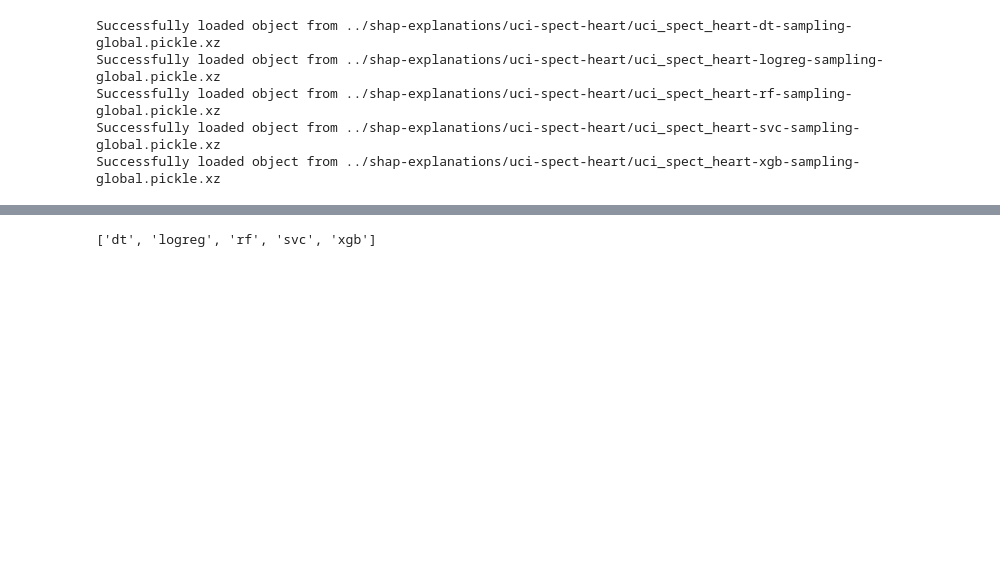
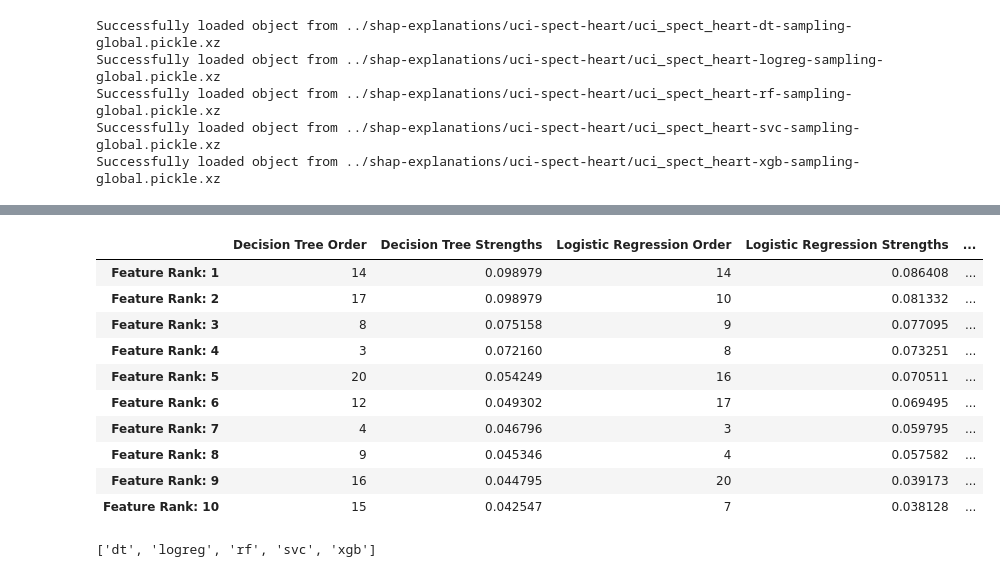
Before and after one commit to JoshuaGottlieb/SHAP-Feature-Selection, a Jupyter notebook: src/Analysis.ipynb, the cells around one changed output, grey strips where cells are left out. Cells and saved outputs as stored; diff of their text form; code cells hidden in the pictures; blank space fills up the shorter version.

```diff
--- a/src/Analysis.ipynb
+++ b/src/Analysis.ipynb
@@ -467,0 +442,4 @@ fig.savefig(file_path, dpi = 300, bbox_inches = 'tight')
+# %%
+for model_type, type_dict in spect_shaps.items():
+    type_dict['sorted_order'] = np.argsort(type_dict['shap_values'])[::-1]
+    type_dict['sorted_shap'] = np.sort(type_dict['shap_values'])[::-1]
@@ -468,3 +486,53 @@ fig.savefig(file_path, dpi = 300, bbox_inches = 'tight')
+# %%
+columns = [f'Feature Rank: {i + 1}' for i in range(22)]
+order_frame = pd.DataFrame(index = columns)
+
+for model_type, type_dict in spect_shaps.items():
+    index = [f'{model_type}_order', f'{model_type}_strengths']
+    type_df = pd.DataFrame([type_dict['sorted_order'], type_dict['sorted_shap']], index = index, columns = columns).T
+
+    order_frame = pd.concat([order_frame, type_df], axis = 1)
+
+# pd.DataFrame([spect_shaps['dt']['sorted_order'], spect_shaps['dt']['sorted_shap']]).T
+# %%
+full_column_names = ['Decision Tree Order', 'Decision Tree Strengths',
+                       'Logistic Regression Order', 'Logistic Regression Strengths',
+                       'Random Forest Order', 'Random Forest Strengths',
+                       'SVC Order', 'SVC Strengths', 'XGBoost Order', 'XGBoost Strengths']
+order_frame.columns = full_column_names
+# %%
+order_frame = order_frame.iloc[:10, :]
+# %%
+order_frame.style\
+    .set_table_styles(
+    [
+        {'selector': 'th.row_heading', 'props': [('text-align', 'center'),
+                                                 ('border-top', '1px solid white'),
+                                                 ('border-right', '1px solid white')]},
+        {'selector': 'th', 'props': [('text-align', 'center'), ('color', 'white'),
+                                     ('border-bottom', '1px solid white'),
+                                     ('font-size', '14px'), ('font-weight', 'bold')]},
+        {'selector': 'td', 'props': [('text-align', 'center'), ('color', 'white'),
+                                     ('border-bottom', '1px solid white'),
+                                     ('font-size', '14px'), ('font-weight', 'bold')]}
+    ]
+)\
+    .format(
+    {name: ('{:.0f}' if i % 2 == 0 else '{:.6f}') for i, name in enumerate(full_column_names)}
+)\
+    .set_properties(width = '80px')
+# %% [output]
+|  | Decision Tree Order | Decision Tree Strengths | Logistic Regression Order | Logistic Regression Strengths | ... |
+| Feature Rank: 1 | 14 | 0.098979 | 14 | 0.086408 | ... |
+| Feature Rank: 2 | 17 | 0.098979 | 10 | 0.081332 | ... |
+| Feature Rank: 3 | 8 | 0.075158 | 9 | 0.077095 | ... |
+| Feature Rank: 4 | 3 | 0.072160 | 8 | 0.073251 | ... |
+| Feature Rank: 5 | 20 | 0.054249 | 16 | 0.070511 | ... |
+| Feature Rank: 6 | 12 | 0.049302 | 17 | 0.069495 | ... |
+| Feature Rank: 7 | 4 | 0.046796 | 3 | 0.059795 | ... |
+| Feature Rank: 8 | 9 | 0.045346 | 4 | 0.057582 | ... |
+| Feature Rank: 9 | 16 | 0.044795 | 20 | 0.039173 | ... |
+| Feature Rank: 10 | 15 | 0.042547 | 7 | 0.038128 | ... |
 # %%
 sorted(model_types)
 # %% [output]
```
Also changed, not shown: parts of 8 cells of this notebook, 2 other files.
